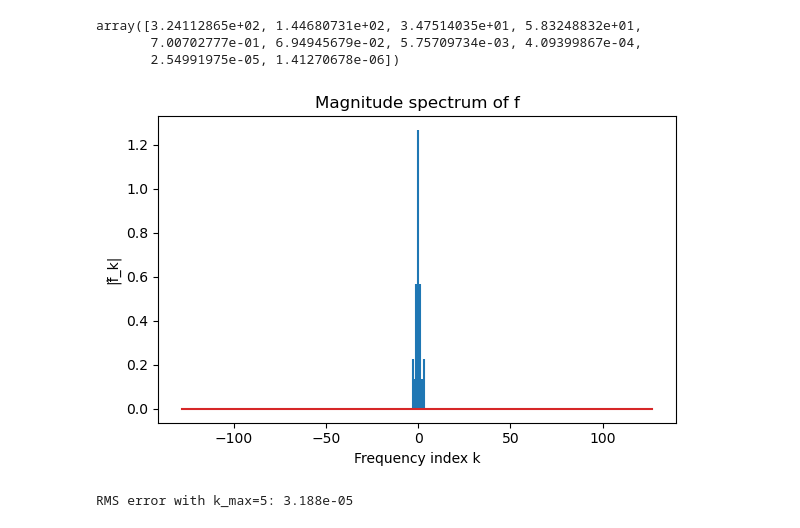
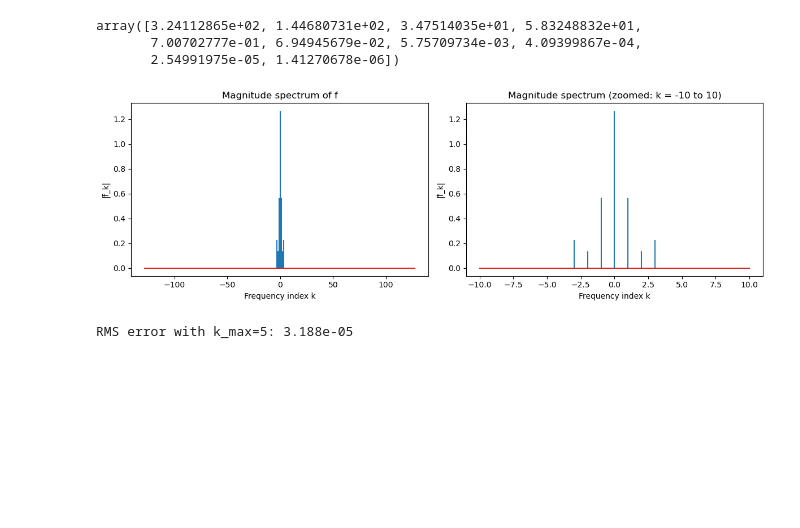
Before and after one commit to guyhed/burden_numerical_analysis, a Jupyter notebook: ch08/fft_exercise_solution.ipynb, the cells around one changed output. Saved outputs shown, nothing was run; the diff lists cells and outputs as text; code cells hidden in the pictures; blank space fills up the shorter version.

```diff
--- a/ch08/fft_exercise_solution.ipynb
+++ b/ch08/fft_exercise_solution.ipynb
@@ -40,16 +40,27 @@ array([3.24112865e+02, 1.44680731e+02, 3.47514035e+01, 5.83248832e+01,
        7.00702777e-01, 6.94945679e-02, 5.75709734e-03, 4.09399867e-04,
        2.54991975e-05, 1.41270678e-06])
 # %%
-# Step 3 – magnitude spectrum
-plt.figure(figsize=(6, 4))
-plt.stem(freqs, np.abs(F_shift), markerfmt=" ")
-plt.xlabel("Frequency index k")
-plt.ylabel("|f̂_k|")
-plt.title("Magnitude spectrum of f")
+
+mask = (freqs >= -10) & (freqs <= 10)
+
+fig, axs = plt.subplots(1, 2, figsize=(12, 4))
+
+# Full spectrum
+axs[0].stem(freqs, np.abs(F_shift), markerfmt=" ")
+axs[0].set_xlabel("Frequency index k")
+axs[0].set_ylabel("|f̂_k|")
+axs[0].set_title("Magnitude spectrum of f")
+
+# Zoomed spectrum
+axs[1].stem(freqs[mask], np.abs(F_shift[mask]), markerfmt=" ")
+axs[1].set_xlabel("Frequency index k")
+axs[1].set_ylabel("|f̂_k|")
+axs[1].set_title("Magnitude spectrum (zoomed: k = -10 to 10)")
+
 plt.tight_layout()
 plt.show()
 # %% [output]
-[figure, old version]
+[figure, new version]
 # %%
 # Step 4 – truncate: keep only |k| ≤ 10
 k_max = 5
```
Also changed, not shown: parts of 1 cell of this notebook.
